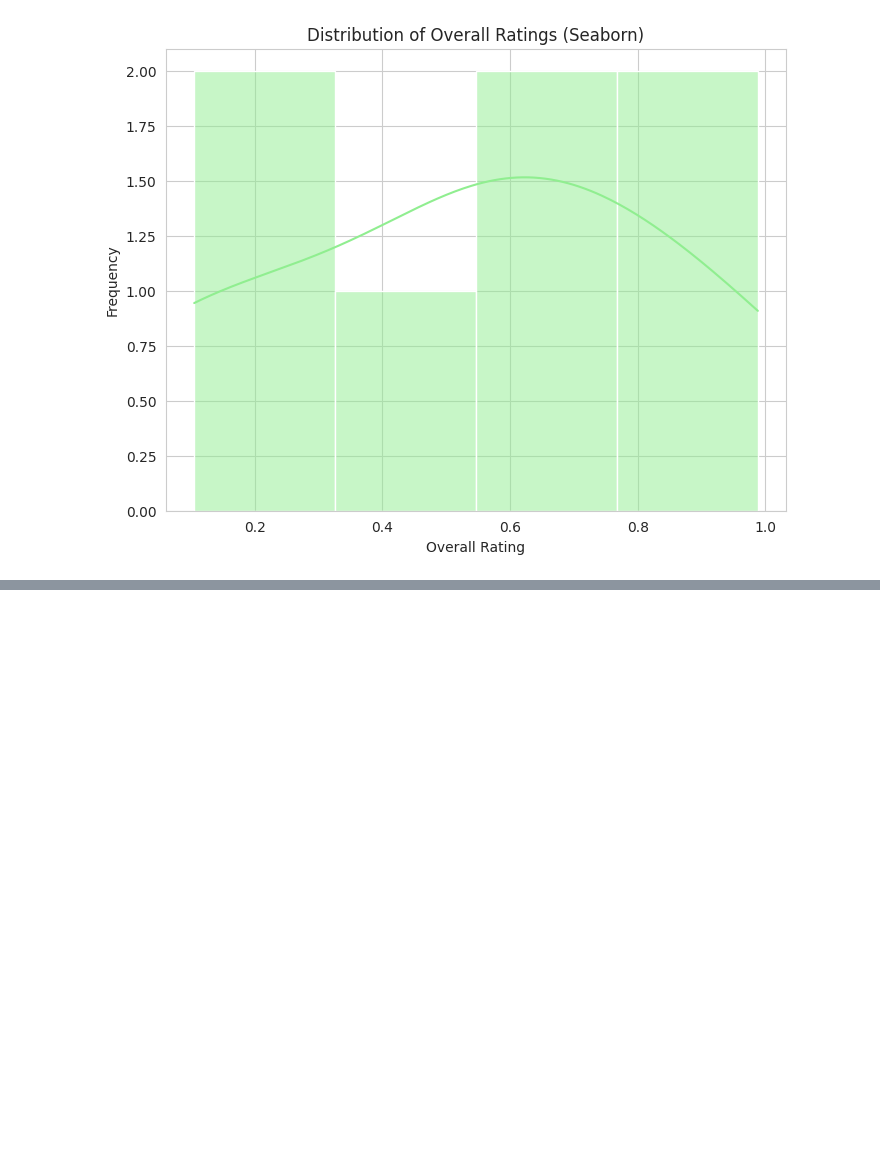
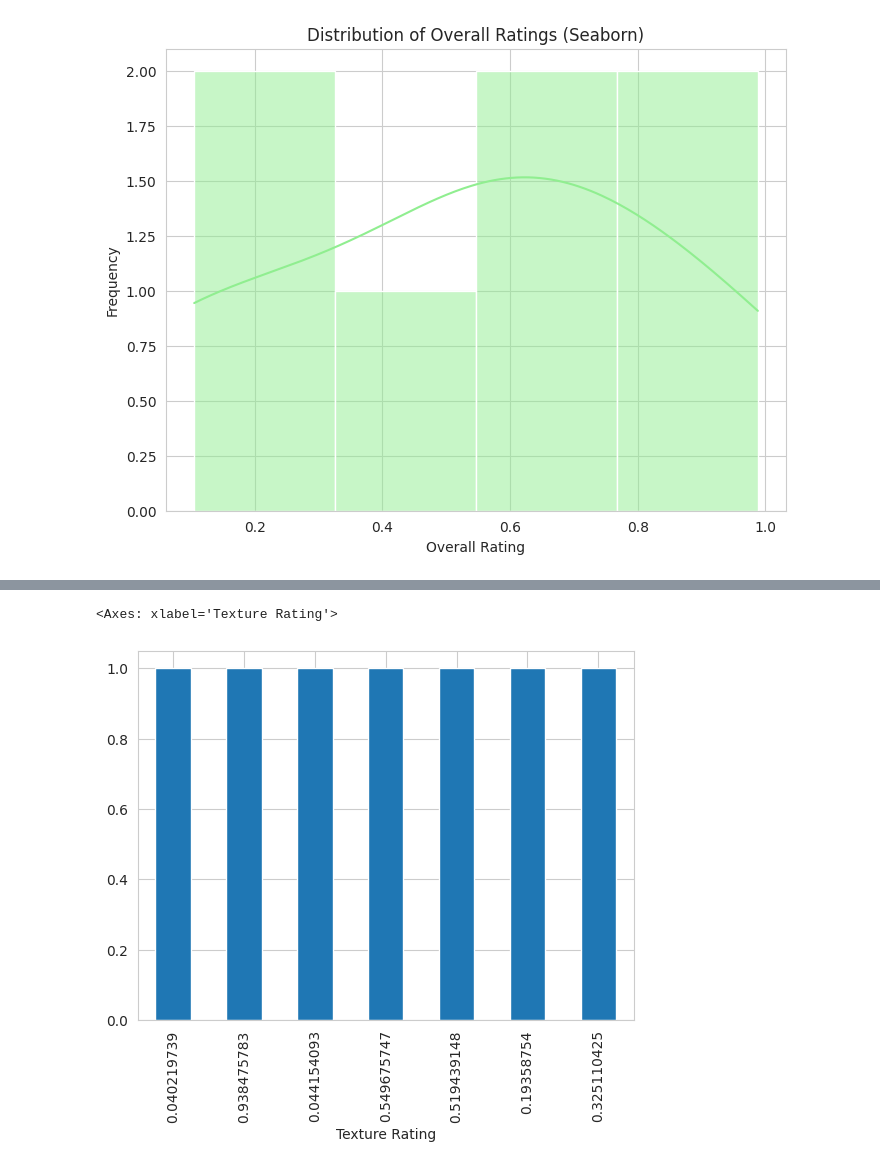
Before and after one commit to sulav063/Machine_Learning_Workshop, a Jupyter notebook: Visualization.ipynb, the cells around one changed output, grey strips where cells are left out. Drawn from its saved outputs; the diff is of its cells as text; code cells hidden in the pictures; blank space fills up the shorter version.

```diff
--- a/Visualization.ipynb
+++ b/Visualization.ipynb
@@ -152,0 +154,6 @@ plt.show()
+# %%
+# plot bar
+df["Texture Rating"].value_counts().plot.bar()
+# %% [output]
+<Axes: xlabel='Texture Rating'>
+[figure, added]
```
Also changed, not shown: parts of 5 cells of this notebook.
